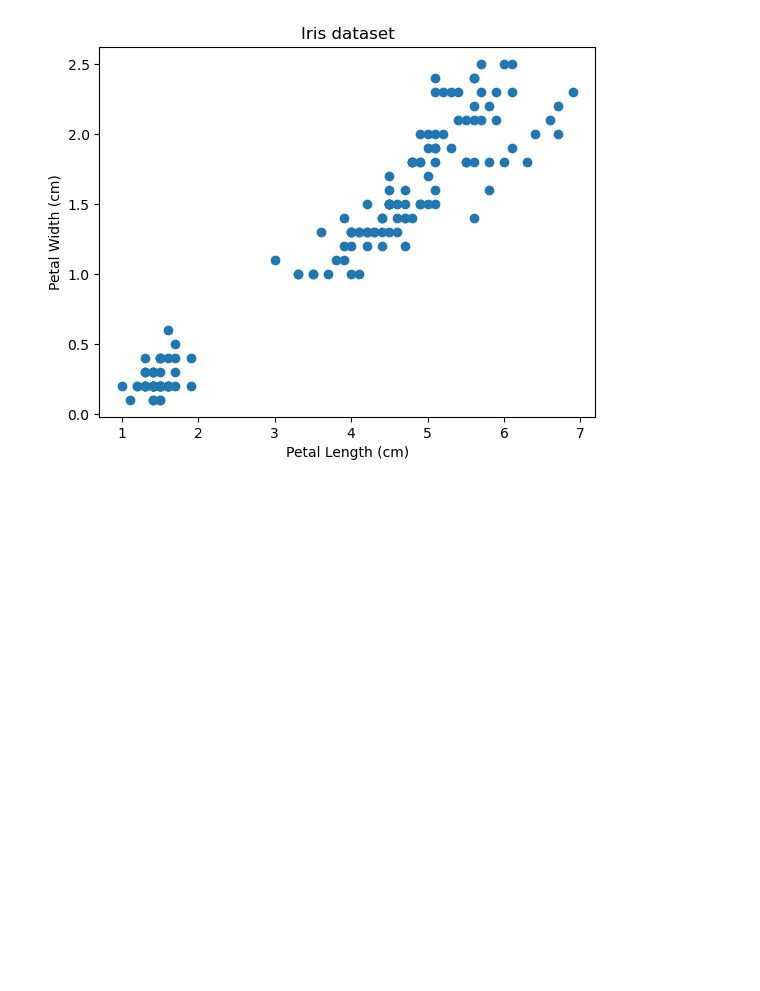
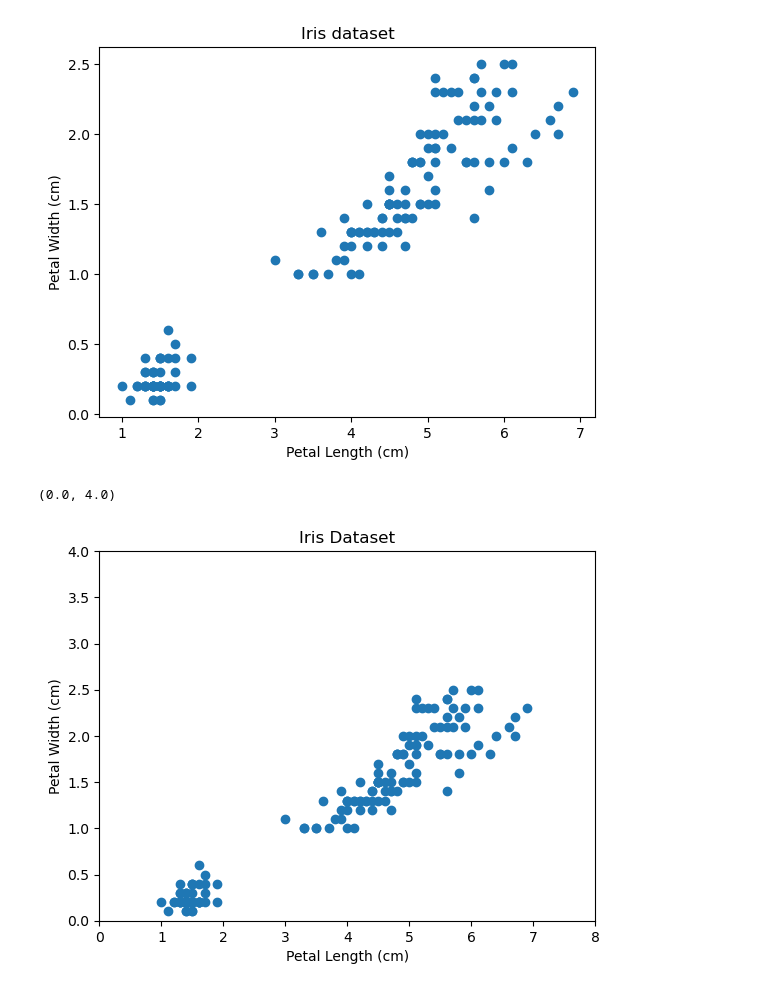
Before and after one commit to nikolinamercep/dataprinciples, a Jupyter notebook: iris.ipynb, the cells around one changed output. Drawn from its saved outputs; the diff is of its cells as text; code cells hidden in the pictures; blank space fills up the shorter version.

Commit message:
second plot in iris

```diff
--- a/iris.ipynb
+++ b/iris.ipynb
@@ -117,3 +117,24 @@ plt.title('Iris dataset')
 # %% [output]
 Text(0.5, 1.0, 'Iris dataset')
 [figure]
+# %%
+#Stateless plot
+fig, ax = plt.subplots()
+
+ax.plot (plen, pwidth, 'o')
+
+# Labels
+ax.set_xlabel('Petal Length (cm)')
+ax.set_ylabel('Petal Width (cm)')
+
+#Title
+ax.set_title('Iris Dataset')
+
+# X limits
+ax.set_xlim(0, 8)
+
+# Y limits
+ax.set_ylim(0, 4)
+# %% [output]
+(0.0, 4.0)
+[figure, added]
```
